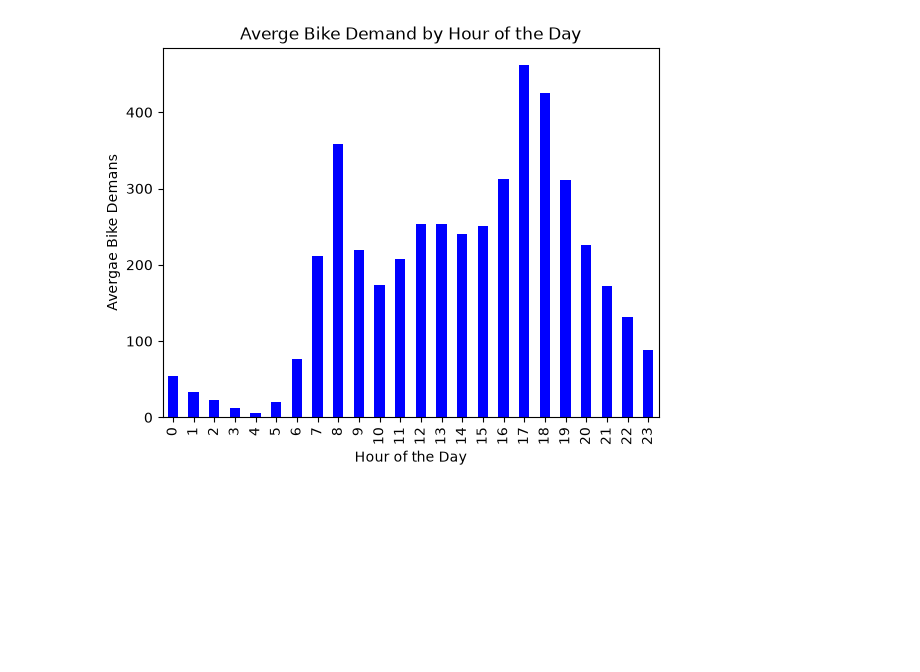
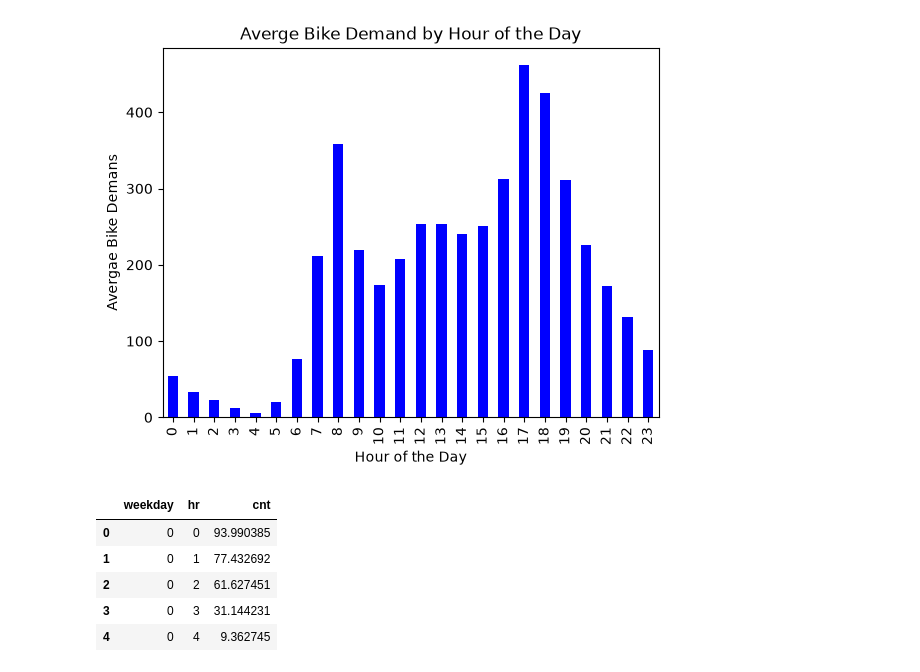
Before and after one commit to Ayush134vbt/bike_sharing_demand_analysis, a Jupyter notebook: notebooks/01_exploratory_analysis.ipynb, the cells around one changed output. Cells and saved outputs as stored; diff of their text form; code cells hidden in the pictures; blank space fills up the shorter version.

```diff
--- a/notebooks/01_exploratory_analysis.ipynb
+++ b/notebooks/01_exploratory_analysis.ipynb
@@ -69,3 +69,14 @@ plt.ylabel("Avergae Bike Demans")
 plt.show()
 # %% [output]
 [figure]
+# %%
+hourly_by_day = df.groupby(["weekday", "hr"])["cnt"].mean().reset_index()
+
+hourly_by_day.head()
+# %% [output]
+|  | weekday | hr | cnt |
+| 0 | 0 | 0 | 93.990385 |
+| 1 | 0 | 1 | 77.432692 |
+| 2 | 0 | 2 | 61.627451 |
+| 3 | 0 | 3 | 31.144231 |
+| 4 | 0 | 4 | 9.362745 |
```
Also changed, not shown: parts of 3 cells of this notebook.
